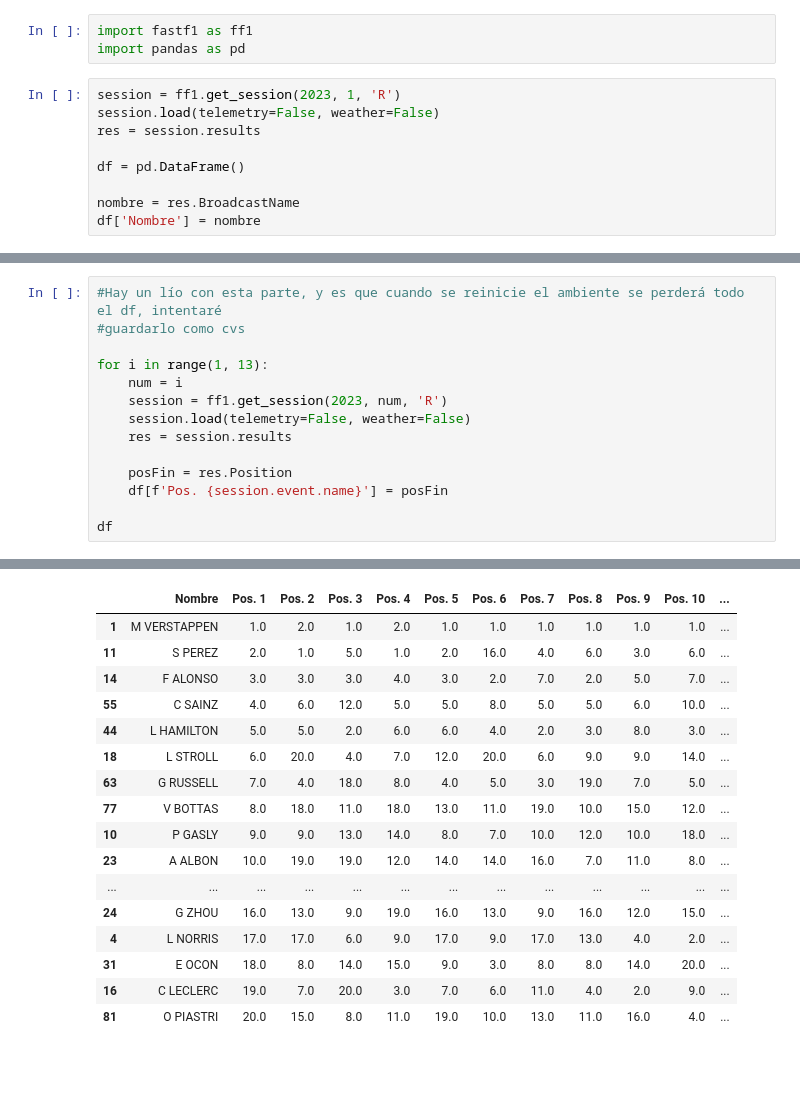
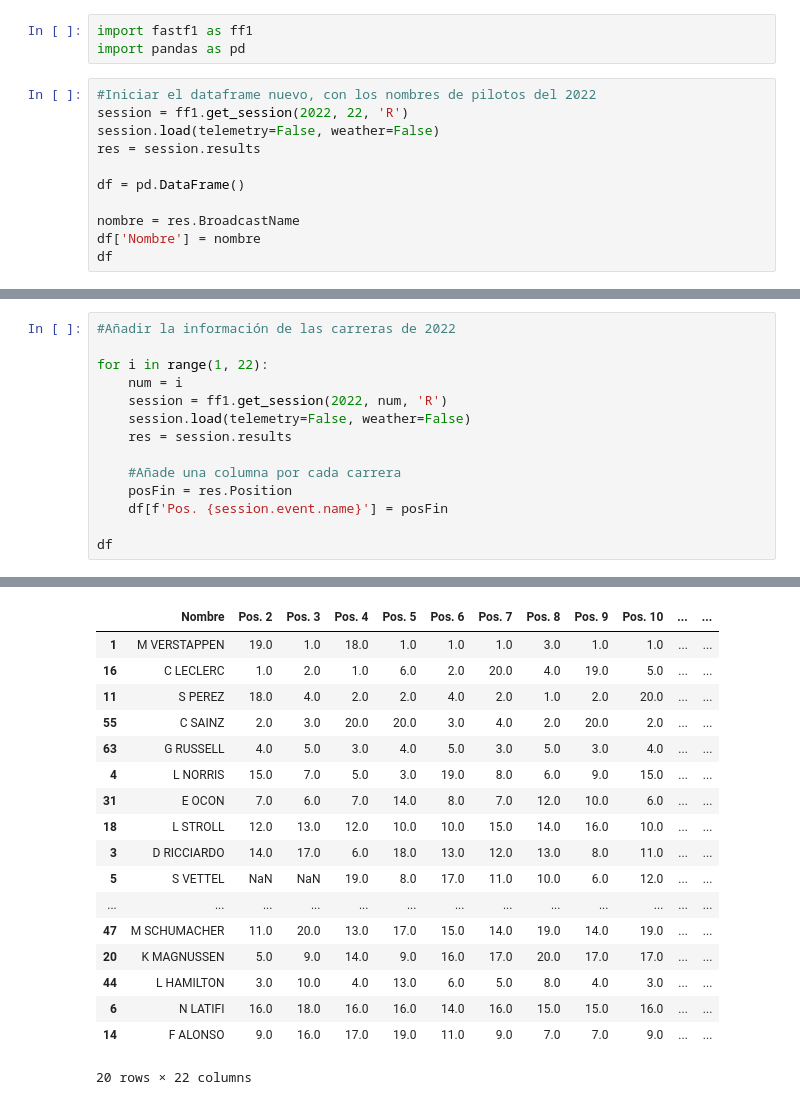
Before and after one commit to danielAcl9/formula1_pract, a Jupyter notebook: posiciones_2023.ipynb, the cells around one changed output, grey strips where cells are left out. Saved outputs shown, nothing was run; the diff lists cells and outputs as text; blank space fills up the shorter version.

Commit message:
Actualizar datos con las carreras de 2022

```diff
--- a/posiciones_2023.ipynb
+++ b/posiciones_2023.ipynb
@@ -2,7 +2,8 @@
 import fastf1 as ff1
 import pandas as pd
 # %%
-session = ff1.get_session(2023, 1, 'R')
+#Iniciar el dataframe nuevo, con los nombres de pilotos del 2022
+session = ff1.get_session(2022, 22, 'R')
 session.load(telemetry=False, weather=False)
 res = session.results
 
@@ -10,4 +11,5 @@ df = pd.DataFrame()
 
 nombre = res.BroadcastName
 df['Nombre'] = nombre
+df
 # %% [output]
@@ -29,13 +43,13 @@ core           INFO     Finished loading data for 20 drivers: ['1', '11', '14',
 # %%
-#Hay un lío con esta parte, y es que cuando se reinicie el ambiente se perderá todo el df, intentaré
-#guardarlo como cvs
+#Añadir la información de las carreras de 2022
 
-for i in range(1, 13):
+for i in range(1, 22):
     num = i
-    session = ff1.get_session(2023, num, 'R')
+    session = ff1.get_session(2022, num, 'R')
     session.load(telemetry=False, weather=False)
     res = session.results
 
+    #Añade una columna por cada carrera
     posFin = res.Position
     df[f'Pos. {session.event.name}'] = posFin
 
@@ -61,17 +75,18 @@ core           INFO     Finished loading data for 20 drivers: ['1', '11', '16',
-|  | Nombre | Pos. 1 | Pos. 2 | Pos. 3 | Pos. 4 | Pos. 5 | Pos. 6 | Pos. 7 | Pos. 8 | Pos. 9 | Pos. 10 | ... |
-| 1 | M VERSTAPPEN | 1.0 | 2.0 | 1.0 | 2.0 | 1.0 | 1.0 | 1.0 | 1.0 | 1.0 | 1.0 | ... |
-| 11 | S PEREZ | 2.0 | 1.0 | 5.0 | 1.0 | 2.0 | 16.0 | 4.0 | 6.0 | 3.0 | 6.0 | ... |
-| 14 | F ALONSO | 3.0 | 3.0 | 3.0 | 4.0 | 3.0 | 2.0 | 7.0 | 2.0 | 5.0 | 7.0 | ... |
-| 55 | C SAINZ | 4.0 | 6.0 | 12.0 | 5.0 | 5.0 | 8.0 | 5.0 | 5.0 | 6.0 | 10.0 | ... |
-| 44 | L HAMILTON | 5.0 | 5.0 | 2.0 | 6.0 | 6.0 | 4.0 | 2.0 | 3.0 | 8.0 | 3.0 | ... |
-| 18 | L STROLL | 6.0 | 20.0 | 4.0 | 7.0 | 12.0 | 20.0 | 6.0 | 9.0 | 9.0 | 14.0 | ... |
-| 63 | G RUSSELL | 7.0 | 4.0 | 18.0 | 8.0 | 4.0 | 5.0 | 3.0 | 19.0 | 7.0 | 5.0 | ... |
-| 77 | V BOTTAS | 8.0 | 18.0 | 11.0 | 18.0 | 13.0 | 11.0 | 19.0 | 10.0 | 15.0 | 12.0 | ... |
-| 10 | P GASLY | 9.0 | 9.0 | 13.0 | 14.0 | 8.0 | 7.0 | 10.0 | 12.0 | 10.0 | 18.0 | ... |
-| 23 | A ALBON | 10.0 | 19.0 | 19.0 | 12.0 | 14.0 | 14.0 | 16.0 | 7.0 | 11.0 | 8.0 | ... |
+|  | Nombre | Pos. 2 | Pos. 3 | Pos. 4 | Pos. 5 | Pos. 6 | Pos. 7 | Pos. 8 | Pos. 9 | Pos. 10 | ... | ... |
+| 1 | M VERSTAPPEN | 19.0 | 1.0 | 18.0 | 1.0 | 1.0 | 1.0 | 3.0 | 1.0 | 1.0 | ... | ... |
+| 16 | C LECLERC | 1.0 | 2.0 | 1.0 | 6.0 | 2.0 | 20.0 | 4.0 | 19.0 | 5.0 | ... | ... |
+| 11 | S PEREZ | 18.0 | 4.0 | 2.0 | 2.0 | 4.0 | 2.0 | 1.0 | 2.0 | 20.0 | ... | ... |
+| 55 | C SAINZ | 2.0 | 3.0 | 20.0 | 20.0 | 3.0 | 4.0 | 2.0 | 20.0 | 2.0 | ... | ... |
+| 63 | G RUSSELL | 4.0 | 5.0 | 3.0 | 4.0 | 5.0 | 3.0 | 5.0 | 3.0 | 4.0 | ... | ... |
+| 4 | L NORRIS | 15.0 | 7.0 | 5.0 | 3.0 | 19.0 | 8.0 | 6.0 | 9.0 | 15.0 | ... | ... |
+| 31 | E OCON | 7.0 | 6.0 | 7.0 | 14.0 | 8.0 | 7.0 | 12.0 | 10.0 | 6.0 | ... | ... |
+| 18 | L STROLL | 12.0 | 13.0 | 12.0 | 10.0 | 10.0 | 15.0 | 14.0 | 16.0 | 10.0 | ... | ... |
+| 3 | D RICCIARDO | 14.0 | 17.0 | 6.0 | 18.0 | 13.0 | 12.0 | 13.0 | 8.0 | 11.0 | ... | ... |
+| 5 | S VETTEL | NaN | NaN | 19.0 | 8.0 | 17.0 | 11.0 | 10.0 | 6.0 | 12.0 | ... | ... |
 | ... | ... | ... | ... | ... | ... | ... | ... | ... | ... | ... | ... | ... |
-| 24 | G ZHOU | 16.0 | 13.0 | 9.0 | 19.0 | 16.0 | 13.0 | 9.0 | 16.0 | 12.0 | 15.0 | ... |
-| 4 | L NORRIS | 17.0 | 17.0 | 6.0 | 9.0 | 17.0 | 9.0 | 17.0 | 13.0 | 4.0 | 2.0 | ... |
-| 31 | E OCON | 18.0 | 8.0 | 14.0 | 15.0 | 9.0 | 3.0 | 8.0 | 8.0 | 14.0 | 20.0 | ... |
-| 16 | C LECLERC | 19.0 | 7.0 | 20.0 | 3.0 | 7.0 | 6.0 | 11.0 | 4.0 | 2.0 | 9.0 | ... |
-| 81 | O PIASTRI | 20.0 | 15.0 | 8.0 | 11.0 | 19.0 | 10.0 | 13.0 | 11.0 | 16.0 | 4.0 | ... |
+| 47 | M SCHUMACHER | 11.0 | 20.0 | 13.0 | 17.0 | 15.0 | 14.0 | 19.0 | 14.0 | 19.0 | ... | ... |
+| 20 | K MAGNUSSEN | 5.0 | 9.0 | 14.0 | 9.0 | 16.0 | 17.0 | 20.0 | 17.0 | 17.0 | ... | ... |
+| 44 | L HAMILTON | 3.0 | 10.0 | 4.0 | 13.0 | 6.0 | 5.0 | 8.0 | 4.0 | 3.0 | ... | ... |
+| 6 | N LATIFI | 16.0 | 18.0 | 16.0 | 16.0 | 14.0 | 16.0 | 15.0 | 15.0 | 16.0 | ... | ... |
+| 14 | F ALONSO | 9.0 | 16.0 | 17.0 | 19.0 | 11.0 | 9.0 | 7.0 | 7.0 | 9.0 | ... | ... |
+20 rows × 22 columns
```
Also changed, not shown: parts of 10 cells of this notebook.
